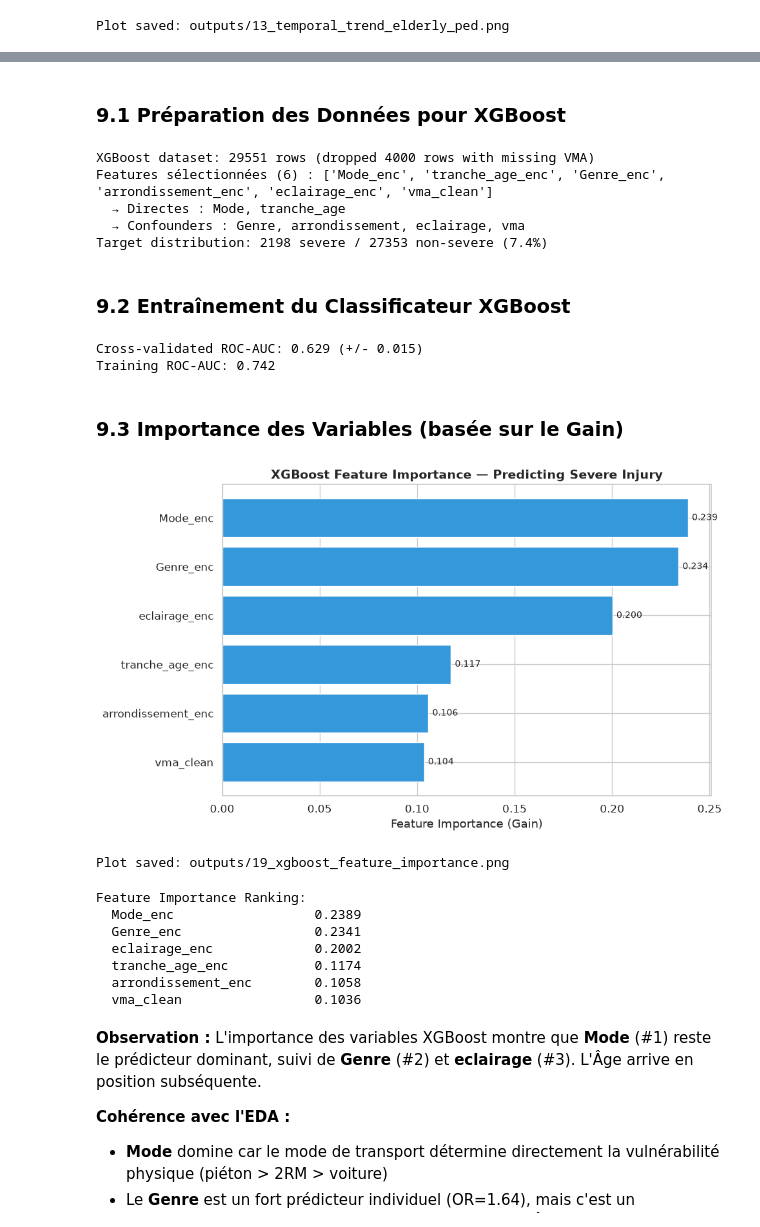
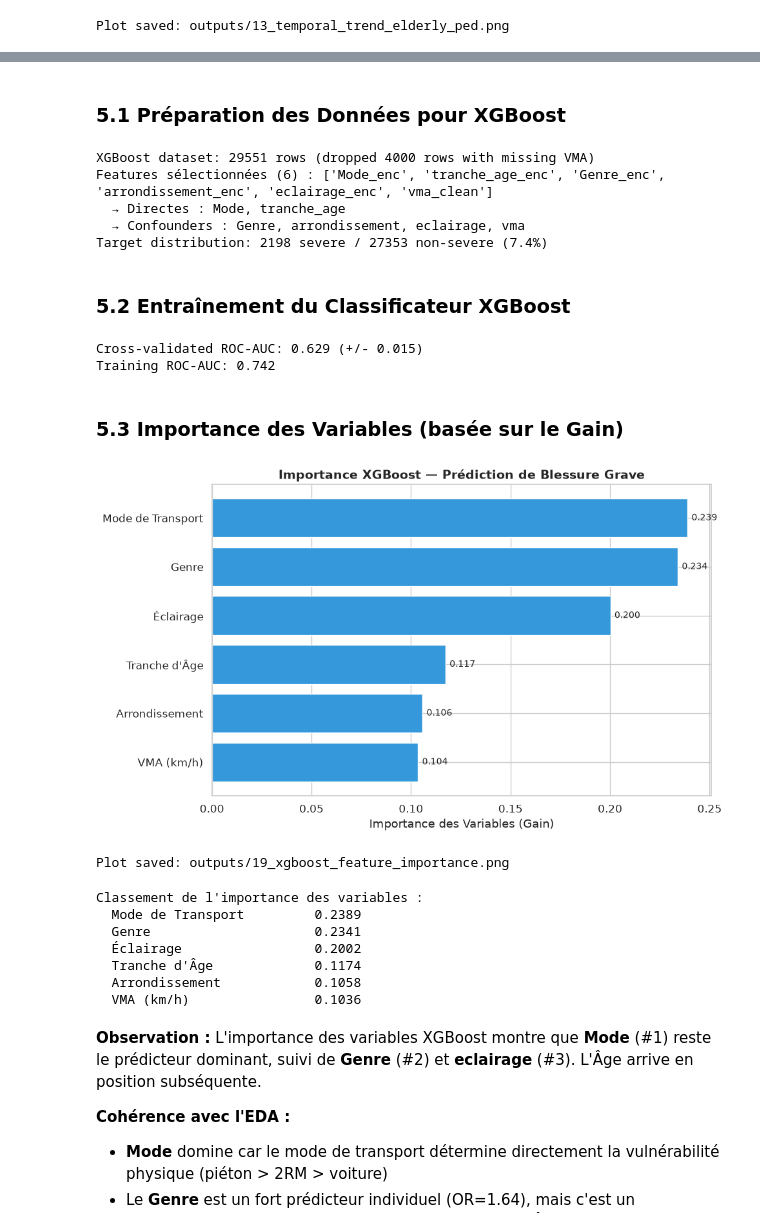
Before and after one commit to Medghaith01/test_QF, a Jupyter notebook: notebooks/hypothesis_testing.ipynb, the cells around one changed output, grey strips where cells are left out. Drawn from its saved outputs; the diff is of its cells as text; code cells hidden in the pictures.

```diff
--- a/notebooks/hypothesis_testing.ipynb
+++ b/notebooks/hypothesis_testing.ipynb
@@ -449,7 +267,7 @@ eclairage, vma) contrôlent les biais identifiés dans l'EDA. Les features
 exclues (Milieu, meteo, etat_surface) ajoutent du bruit sans contribuer
 au test de l'hypothèse.
 # %% [markdown]
-### 9.1 Préparation des Données pour XGBoost
+### 5.1 Préparation des Données pour XGBoost
 # %%
 from sklearn.model_selection import cross_val_score, StratifiedKFold
 from sklearn.preprocessing import LabelEncoder
@@ -491,6 +309,17 @@ for col in categorical_cols:
     label_encoders[col] = le
 
 feature_cols = [c + '_enc' for c in categorical_cols] + ['vma_clean']
+
+# Noms lisibles pour les graphiques
+feature_names_readable = {
+    'Mode_enc': 'Mode de Transport',
+    'tranche_age_enc': "Tranche d'Âge",
+    'Genre_enc': 'Genre',
+    'arrondissement_enc': 'Arrondissement',
+    'eclairage_enc': 'Éclairage',
+    'vma_clean': 'VMA (km/h)'
+}
+
 X = df_xgb[feature_cols].values
 y = df_xgb['severity_binary'].values
 
@@ -505,7 +334,7 @@ Features sélectionnées (6) : ['Mode_enc', 'tranche_age_enc', 'Genre_enc', 'arr
   → Confounders : Genre, arrondissement, eclairage, vma
 Target distribution: 2198 severe / 27353 non-severe (7.4%)
 # %% [markdown]
-### 9.2 Entraînement du Classificateur XGBoost
+### 5.2 Entraînement du Classificateur XGBoost
 # %%
 # Train XGBoost with cross-validation
 model_xgb = xgb.XGBClassifier(
@@ -531,40 +360,40 @@ print(f"Training ROC-AUC: {roc_auc_score(y, y_pred_proba):.3f}")
 Cross-validated ROC-AUC: 0.629 (+/- 0.015)
 Training ROC-AUC: 0.742
 # %% [markdown]
-### 9.3 Importance des Variables (basée sur le Gain)
+### 5.3 Importance des Variables (basée sur le Gain)
 # %%
 # Feature importance from XGBoost
 importance = model_xgb.feature_importances_
 feat_imp = pd.DataFrame({
-    'Feature': feature_cols,
+    'Feature': [feature_names_readable.get(c, c) for c in feature_cols],
     'Importance': importance
 }).sort_values('Importance', ascending=True)
 
 fig, ax = plt.subplots(figsize=(10, 6))
 ax.barh(feat_imp['Feature'], feat_imp['Importance'], color='#3498db')
-ax.set_xlabel('Feature Importance (Gain)')
-ax.set_title('XGBoost Feature Importance — Predicting Severe Injury', fontsize=14, fontweight='bold')
+ax.set_xlabel('Importance des Variables (Gain)')
+ax.set_title('Importance XGBoost — Prédiction de Blessure Grave', fontsize=14, fontweight='bold')
 for i, (_, row) in enumerate(feat_imp.iterrows()):
     ax.text(row['Importance'] + 0.002, i, f'{row["Importance"]:.3f}', va='center', fontsize=10)
 plt.tight_layout()
 plt.savefig('../outputs/19_xgboost_feature_importance.png', dpi=150, bbox_inches='tight')
 plt.show()
 print("Plot saved: outputs/19_xgboost_feature_importance.png")
 # %% [output]
-[figure, old version]
+[figure, new version]
 Plot saved: outputs/19_xgboost_feature_importance.png
 # %%
-print("\nFeature Importance Ranking:")
+print("\nClassement de l'importance des variables :")
 for _, row in feat_imp.iloc[::-1].iterrows():
     print(f"  {row['Feature']:25s} {row['Importance']:.4f}")
 # %% [output]
-Feature Importance Ranking:
-  Mode_enc                  0.2389
-  Genre_enc                 0.2341
-  eclairage_enc             0.2002
-  tranche_age_enc           0.1174
-  arrondissement_enc        0.1058
-  vma_clean                 0.1036
+Classement de l'importance des variables :
+  Mode de Transport         0.2389
+  Genre                     0.2341
+  Éclairage                 0.2002
+  Tranche d'Âge             0.1174
+  Arrondissement            0.1058
+  VMA (km/h)                0.1036
 # %% [markdown]
 **Observation :** L'importance des variables XGBoost montre que **Mode**
 (#1) reste le prédicteur dominant, suivi de **Genre** (#2) et
```
Also changed, not shown: parts of 28 cells of this notebook.
